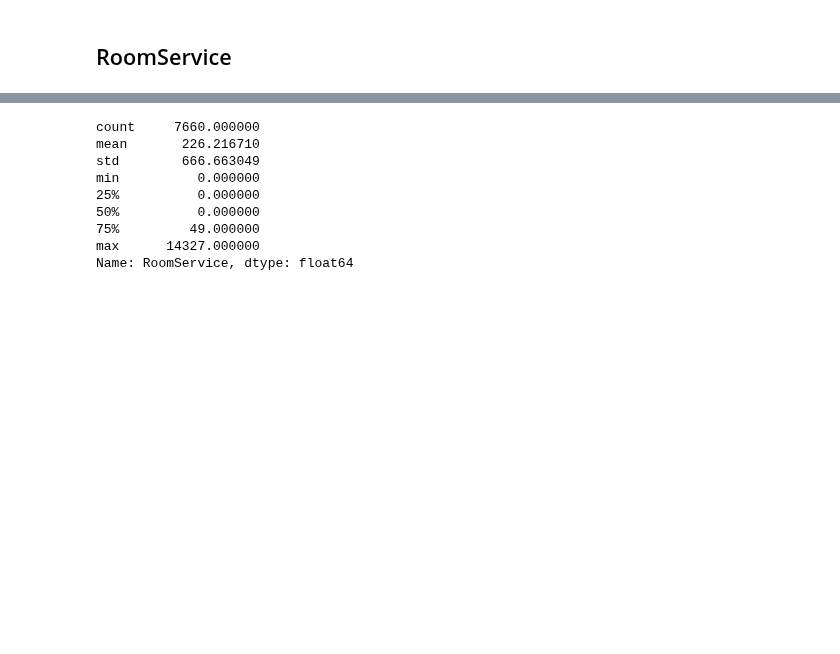
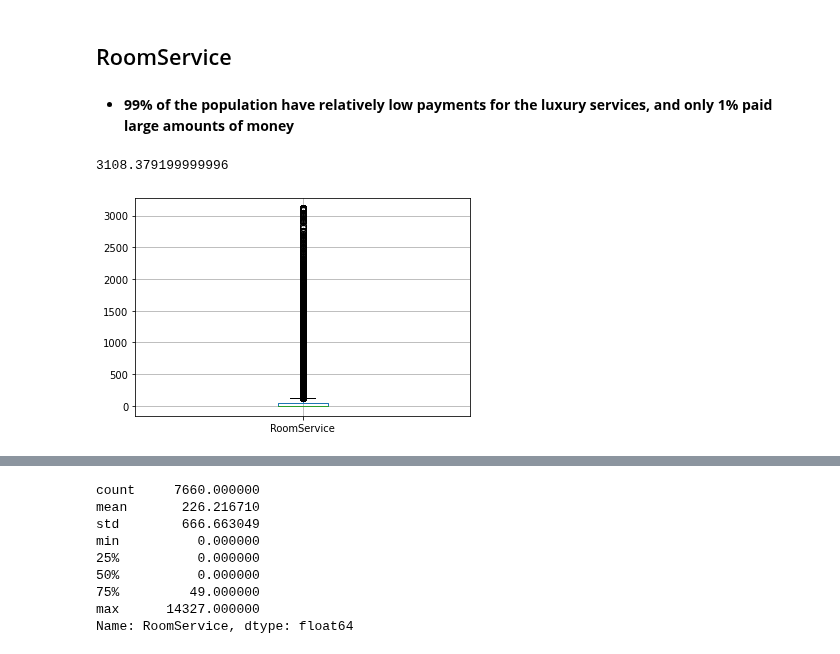
Before and after one commit to PashaIanko/Kaggle.Spaceship-Titanic, a Jupyter notebook: 1_data_exploration.ipynb, the cells around one changed output, grey strips where cells are left out. Cells and saved outputs as stored; diff of their text form; code cells hidden in the pictures; blank space fills up the shorter version.

Commit message:
RoomService, FoodCourt, ShoppingMall, Spa, VRDeck contain extreme payments (outlier values)

```diff
--- a/1_data_exploration.ipynb
+++ b/1_data_exploration.ipynb
@@ -83,7 +89,7 @@ from sklearn_utils import (
 drive.mount('/content/gdrive', force_remount=True)
 gdrive_path = '/content/gdrive/MyDrive/'
 
-PREPROC_TRIAL = 1
+PREPROC_TRIAL = 3
 MODELS_TRIAL = 1
 COMPETITION_PATH = gdrive_path + 'ML/Competitions/6.SpaceshipTitanic/'
 
@@ -485,3 +490,15 @@ prepare_pivot_table(
 |  | True | 19 | 19 | 1.000000 |
 # %% [markdown]
 ## RoomService
+# %% [markdown]
+- **99% of the population have relatively low payments for the luxury services, and only 1% paid large amounts of money**
+# %%
+df_test_ = df_exploration.copy()
+df_test_['RoomService'] = df_exploration['RoomService'].clip(
+    upper = df_exploration['RoomService'].quantile(0.99)
+)
+df_test_.boxplot(['RoomService'])
+df_test_.RoomService.quantile(0.99)
+# %% [output]
+3108.379199999996
+[figure, added]
```
Also changed, not shown: parts of 11 cells of this notebook.
